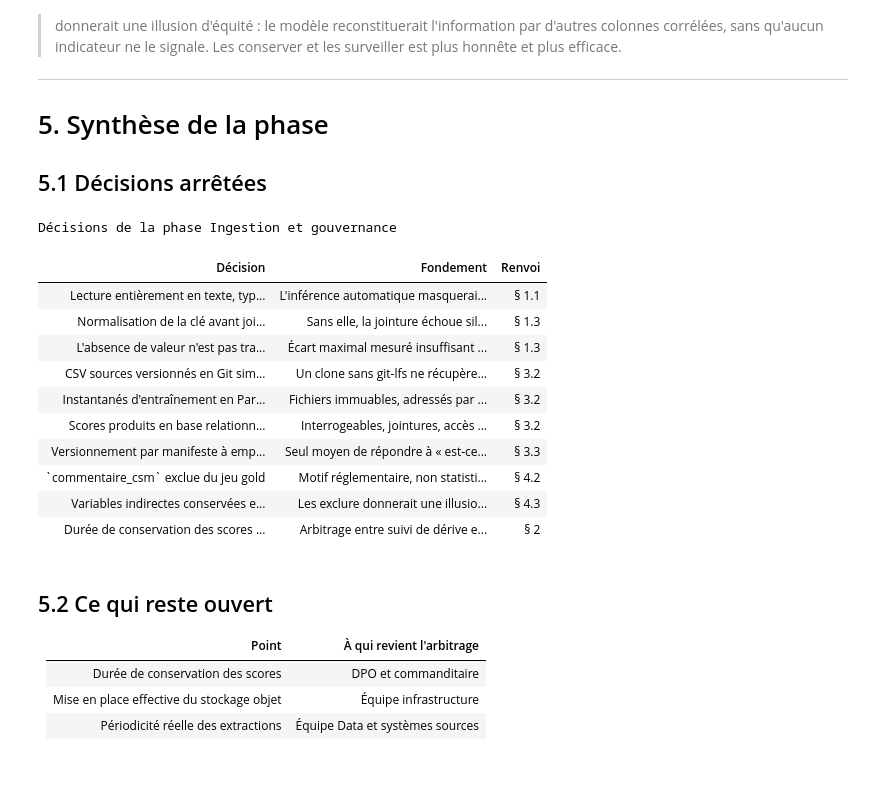
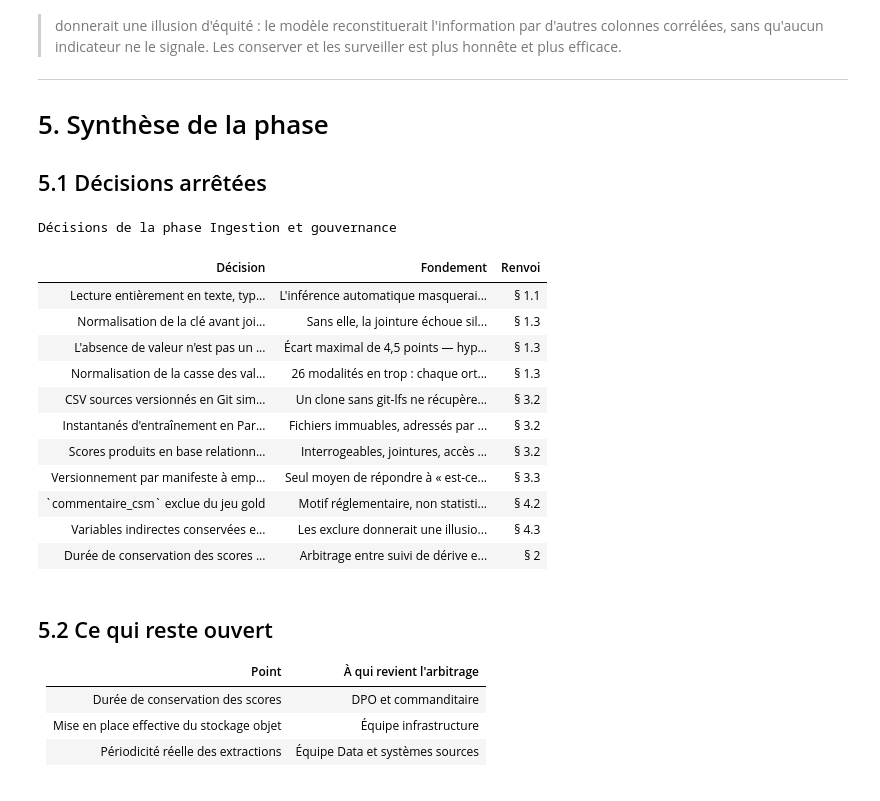
Before and after one commit to air-jaja/ai4me, a Jupyter notebook: notebooks/02_donnees.ipynb, the cells around one changed output. Cells and saved outputs as stored; diff of their text form; code cells hidden in the pictures.

```diff
--- a/notebooks/02_donnees.ipynb
+++ b/notebooks/02_donnees.ipynb
@@ -638,34 +650,39 @@ les données brutes peut être amplifié par un apprentissage.
 # %%
 decisions = pd.DataFrame([
     ("Lecture entièrement en texte, typage explicite ensuite",
      "L'inférence automatique masquerait les défauts que cette phase doit révéler", "§ 1.1"),
     ("Normalisation de la clé avant jointure catalogue",
      "Sans elle, la jointure échoue silencieusement et des lignes disparaissent", "§ 1.3"),
-    ("L'absence de valeur n'est pas traitée comme un signal",
-     "Écart maximal mesuré insuffisant pour le justifier — hypothèse testée, pas supposée", "§ 1.3"),
+    ("L'absence de valeur n'est pas un signal, sur les colonnes reçues",
+     "Écart maximal de 4,5 points — hypothèse testée, pas supposée. Ne vaut pas pour les "
+     "colonnes construites (phase 3)", "§ 1.3"),
+    ("Normalisation de la casse des valeurs, pas seulement de la clé",
+     "26 modalités en trop : chaque orthographe deviendrait une catégorie à l'encodage",
+     "§ 1.3"),
     ("CSV sources versionnés en Git simple, sans Git-LFS",
      "Un clone sans git-lfs ne récupère que des pointeurs, sans erreur : échec silencieux", "§ 3.2"),
     ("Instantanés d'entraînement en Parquet sur stockage objet",
      "Fichiers immuables, adressés par empreinte, hors dépôt", "§ 3.2"),
     ("Scores produits en base relationnelle",
      "Interrogeables, jointures, accès concurrent — une base ne versionne rien par nature", "§ 3.2"),
     ("Versionnement par manifeste à empreinte SHA-256",
      "Seul moyen de répondre à « est-ce le même jeu qu'alors ? »", "§ 3.3"),
     ("`commentaire_csm` exclue du jeu gold",
      "Motif réglementaire, non statistique : son pouvoir prédictif est sans objet", "§ 4.2"),
     ("Variables indirectes conservées et surveillées",
      "Les exclure donnerait une illusion d'équité : le modèle les reconstituerait", "§ 4.3"),
     ("Durée de conservation des scores laissée ouverte",
      "Arbitrage entre suivi de dérive et minimisation : relève du DPO", "§ 2"),
 ], columns=["Décision", "Fondement", "Renvoi"])
 
 afficher_tableau(decisions, "Décisions de la phase Ingestion et gouvernance")
 # %% [output]
 Décisions de la phase Ingestion et gouvernance
 | Décision | Fondement | Renvoi |
 | Lecture entièrement en texte, typ... | L'inférence automatique masquerai... | § 1.1 |
 | Normalisation de la clé avant joi... | Sans elle, la jointure échoue sil... | § 1.3 |
-| L'absence de valeur n'est pas tra... | Écart maximal mesuré insuffisant ... | § 1.3 |
+| L'absence de valeur n'est pas un ... | Écart maximal de 4,5 points — hyp... | § 1.3 |
+| Normalisation de la casse des val... | 26 modalités en trop : chaque ort... | § 1.3 |
 | CSV sources versionnés en Git sim... | Un clone sans git-lfs ne récupère... | § 3.2 |
 | Instantanés d'entraînement en Par... | Fichiers immuables, adressés par ... | § 3.2 |
 | Scores produits en base relationn... | Interrogeables, jointures, accès ... | § 3.2 |
```
Also changed, not shown: parts of 4 cells of this notebook, 20 other files.
